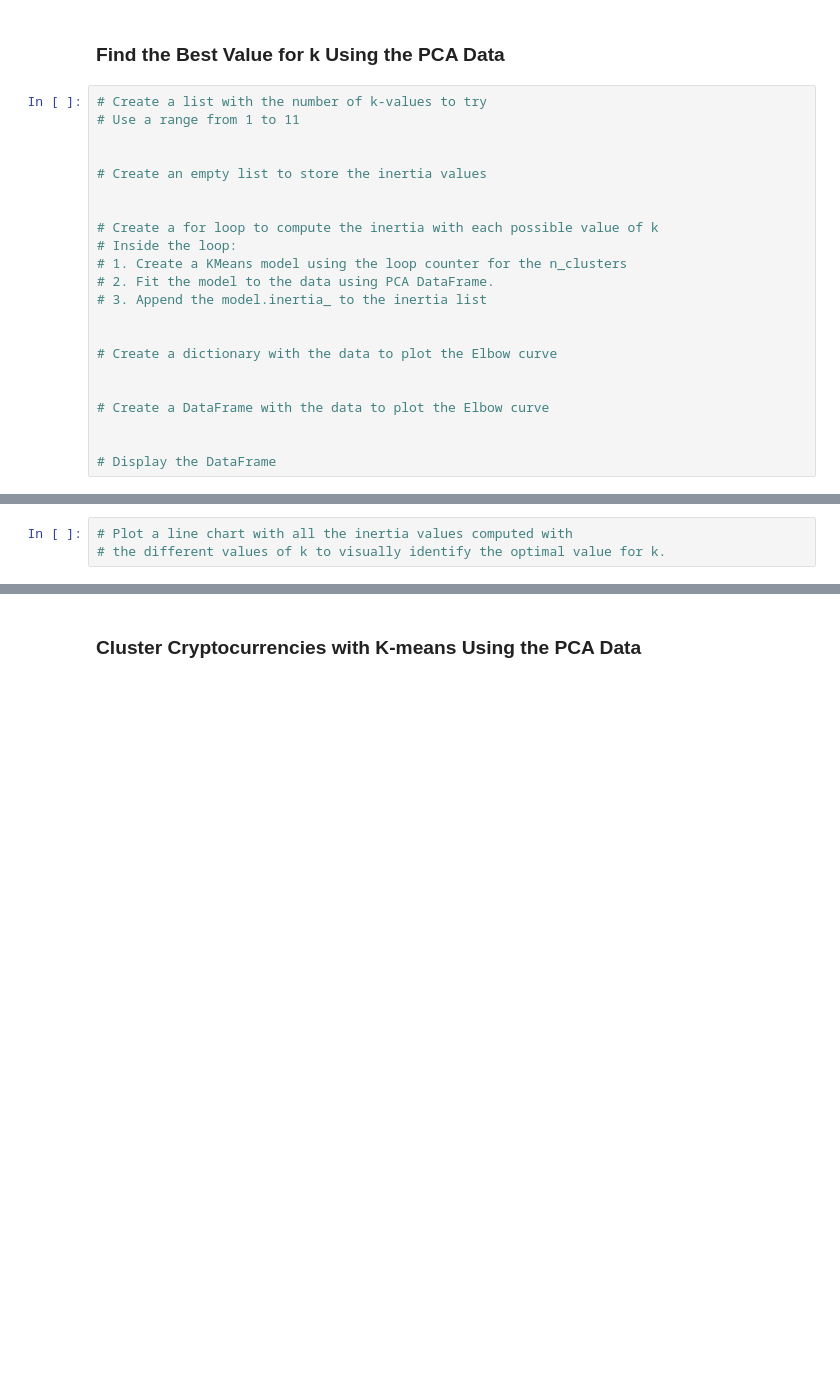
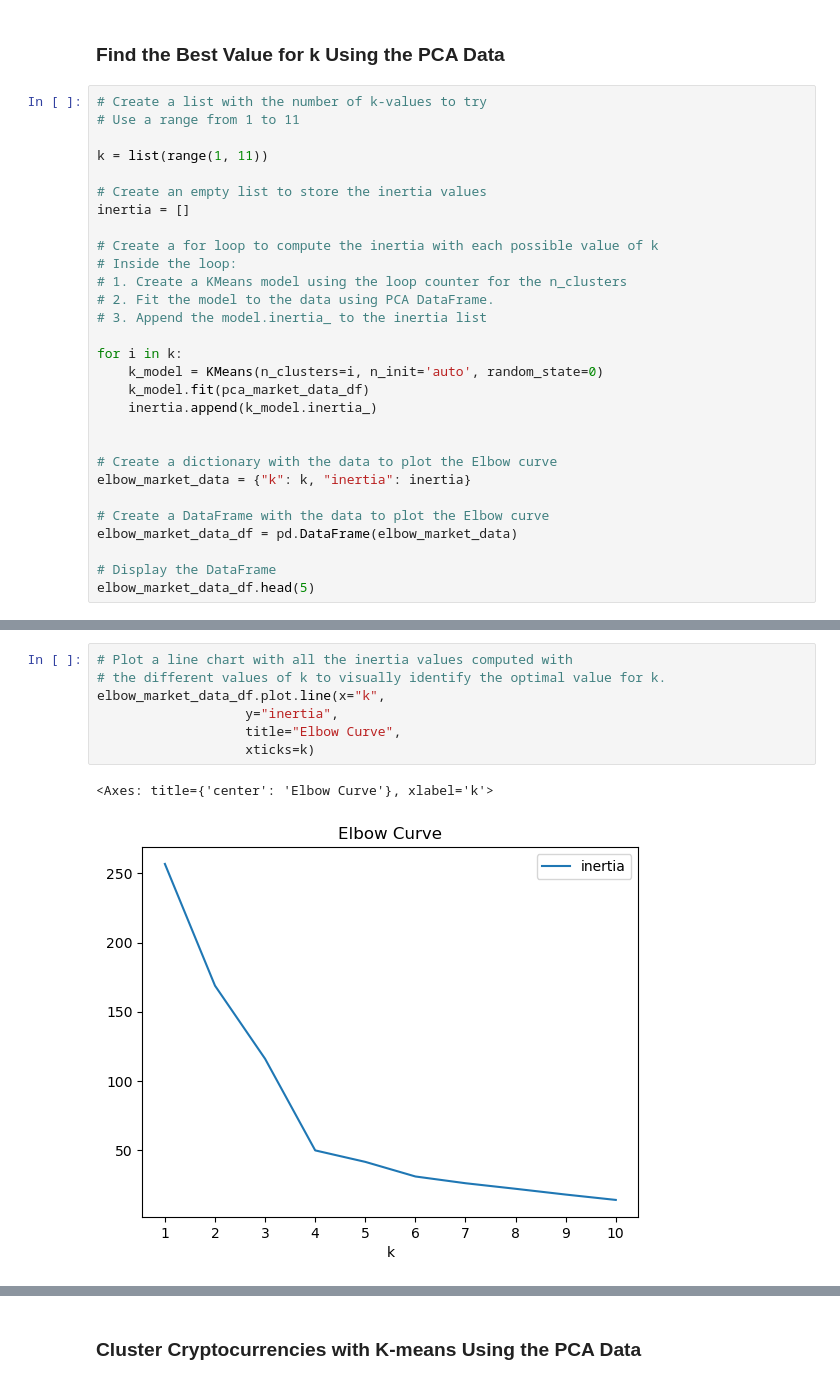
Before and after one commit to SArjaGit/CryptoClustering, a Jupyter notebook: Crypto_Clustering.ipynb, the cells around one changed output, grey strips where cells are left out. Cells and saved outputs as stored; diff of their text form; blank space fills up the shorter version.

Commit message:
Commit after Optimizing clusters with PCA

```diff
--- a/Crypto_Clustering.ipynb
+++ b/Crypto_Clustering.ipynb
@@ -239,9 +239,10 @@ pca_market_data_df.head()
 # Create a list with the number of k-values to try
 # Use a range from 1 to 11
 
+k = list(range(1, 11))
 
 # Create an empty list to store the inertia values
-
+inertia = []
 
 # Create a for loop to compute the inertia with each possible value of k
 # Inside the loop:
@@ -249,11 +250,17 @@ pca_market_data_df.head()
 # 2. Fit the model to the data using PCA DataFrame.
 # 3. Append the model.inertia_ to the inertia list
 
+for i in k:
+    k_model = KMeans(n_clusters=i, n_init='auto', random_state=0)
+    k_model.fit(pca_market_data_df)
+    inertia.append(k_model.inertia_)
+
 
 # Create a dictionary with the data to plot the Elbow curve
-
+elbow_market_data = {"k": k, "inertia": inertia}
 
 # Create a DataFrame with the data to plot the Elbow curve
-
+elbow_market_data_df = pd.DataFrame(elbow_market_data)
 
 # Display the DataFrame
+elbow_market_data_df.head(5)
@@ -260,6 +274,13 @@ pca_market_data_df.head()
 # %%
 # Plot a line chart with all the inertia values computed with
 # the different values of k to visually identify the optimal value for k.
+elbow_market_data_df.plot.line(x="k",
+                   y="inertia",
+                   title="Elbow Curve",
+                   xticks=k)
+# %% [output]
+<Axes: title={'center': 'Elbow Curve'}, xlabel='k'>
+[figure, added]
 # %% [markdown]
 #### Answer the following questions:
 * **Question:** What is the best value for `k` when using the PCA data?
```
Also changed, not shown: parts of 11 cells of this notebook.
